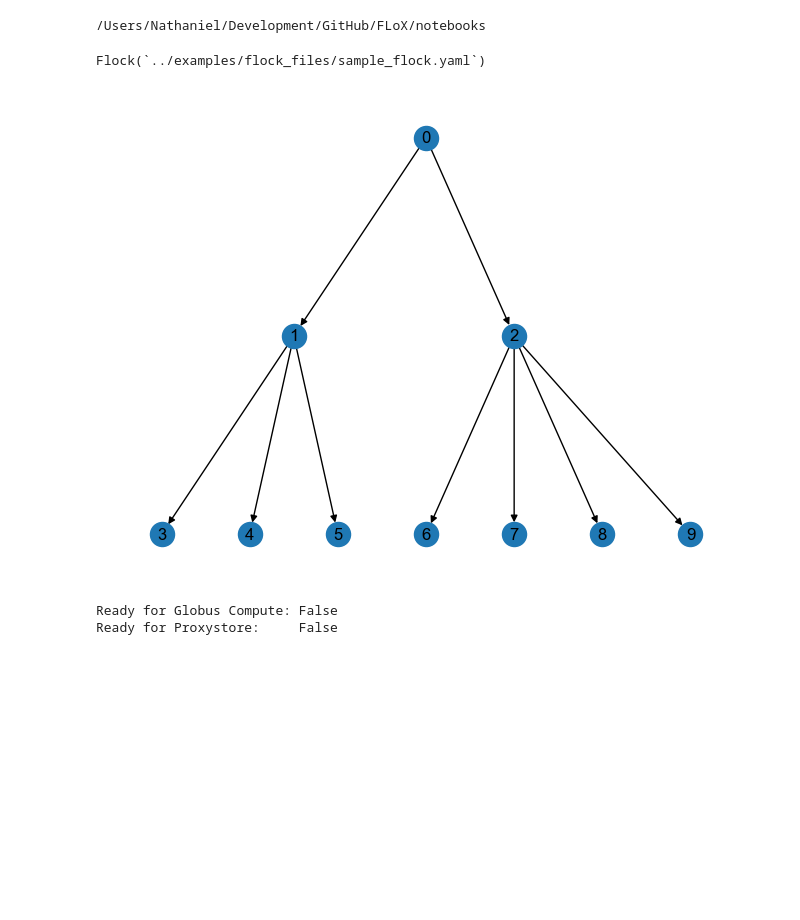
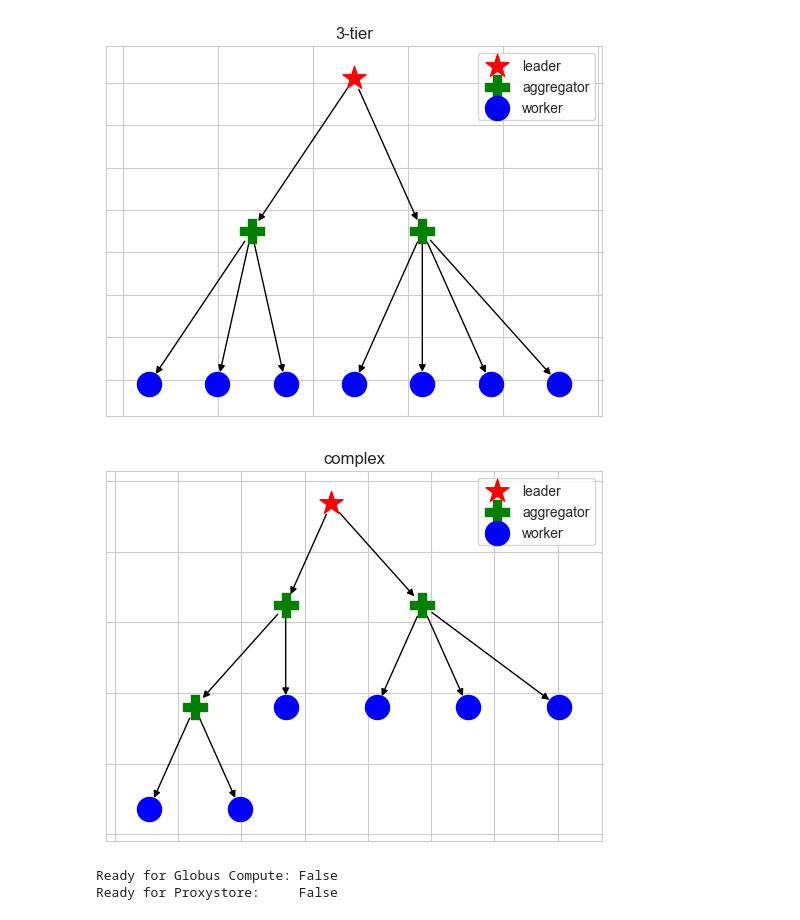
Before and after one commit to h-flox/flox, a Jupyter notebook: notebooks/Flock-Demo-v2.ipynb, the cells around one changed output. Cells and saved outputs as stored; diff of their text form; code cells hidden in the pictures; blank space fills up the shorter version.

```diff
--- a/notebooks/Flock-Demo-v2.ipynb
+++ b/notebooks/Flock-Demo-v2.ipynb
@@ -18,17 +34,21 @@ os.chdir(cwd)
 # %%
-print(os.getcwd())
-path = Path("../examples/flock_files/sample_flock.yaml")
+path = Path("../examples/flock_files/3-tier.yaml")
 f = Flock.from_yaml(path)
-f
+f.draw()
+plt.legend()
+plt.title("3-tier")
+plt.show()
 # %% [output]
-/Users/Nathaniel/Development/GitHub/FLoX/notebooks
-Flock(`../examples/flock_files/sample_flock.yaml`)
+[figure, added]
-# %%
-pos = nx.nx_agraph.graphviz_layout(f.topo, prog="dot")
-nx.draw(f.topo, pos, with_labels=True)
-plt.show()
-# %% [output]
-[figure, removed]
+# %%
+path = Path("../examples/flock_files/complex.yaml")
+f = Flock.from_yaml(path)
+f.draw()
+plt.legend()
+plt.title("complex")
+plt.show()
+# %% [output]
+[figure, added]
 # %%
 print(f"Ready for Globus Compute: {f.globus_compute_ready}")
 print(f"Ready for Proxystore:     {f.proxystore_ready}")
```
Also changed, not shown: parts of 8 cells of this notebook, 23 other files.
